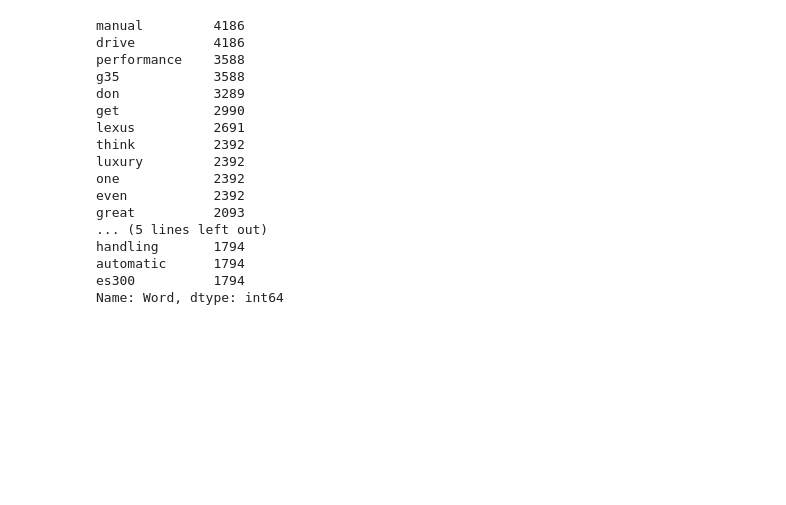
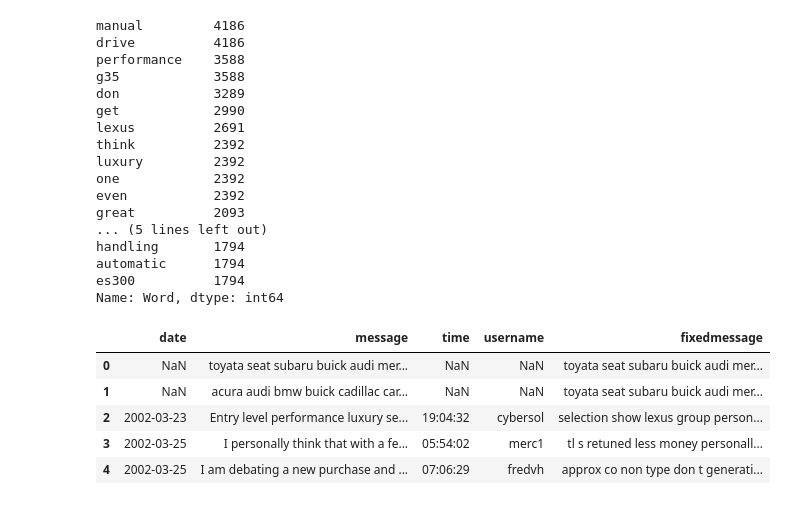
Before and after one commit to p-mckenzie/TextAnalytics, a Jupyter notebook: Assignment_2/Paige analysis.ipynb, the cells around one changed output. Saved outputs shown, nothing was run; the diff lists cells and outputs as text; code cells hidden in the pictures; blank space fills up the shorter version.

```diff
--- a/Assignment_2/Paige analysis.ipynb
+++ b/Assignment_2/Paige analysis.ipynb
@@ -219,3 +231,21 @@ top_5_brands = pos_df[pos_df['Word'].isin(relevant_brands)]['Word'].value_counts
+# %%
+top_5_attributes = ['manual', 'performance', 'luxury', 'price', 'handling']
+top_5_brands = pos_df[pos_df['Word'].isin(relevant_brands)]['Word'].value_counts()[:5].index
+
+#add another dummy row of data
+fixed_brands_with_att = df.iloc[0]['fixedmessage']+' '.join([word for word in top_5_attributes])
+
+df.loc[-1] = [np.nan, fixed_brands_with_att, np.nan, np.nan, fixed_brands_with_att]  # adding a row
+df.index = df.index + 1  # shifting index
+df.sort_index(inplace=True)
+df.head()
+# %% [output]
+|  | date | message | time | username | fixedmessage |
+| 0 | NaN | toyata seat subaru buick audi mer... | NaN | NaN | toyata seat subaru buick audi mer... |
+| 1 | NaN | acura audi bmw buick cadillac car... | NaN | NaN | toyata seat subaru buick audi mer... |
+| 2 | 2002-03-23 | Entry level performance luxury se... | 19:04:32 | cybersol | selection show lexus group person... |
+| 3 | 2002-03-25 | I personally think that with a fe... | 05:54:02 | merc1 | tl s retuned less money personall... |
+| 4 | 2002-03-25 | I am debating a new purchase and ... | 07:06:29 | fredvh | approx co non type don t generati... |
 # %%
 attribute_df = pd.DataFrame(columns=top_5_brands, index=top_5_attributes)
 
```
Also changed, not shown: parts of 9 cells of this notebook.
